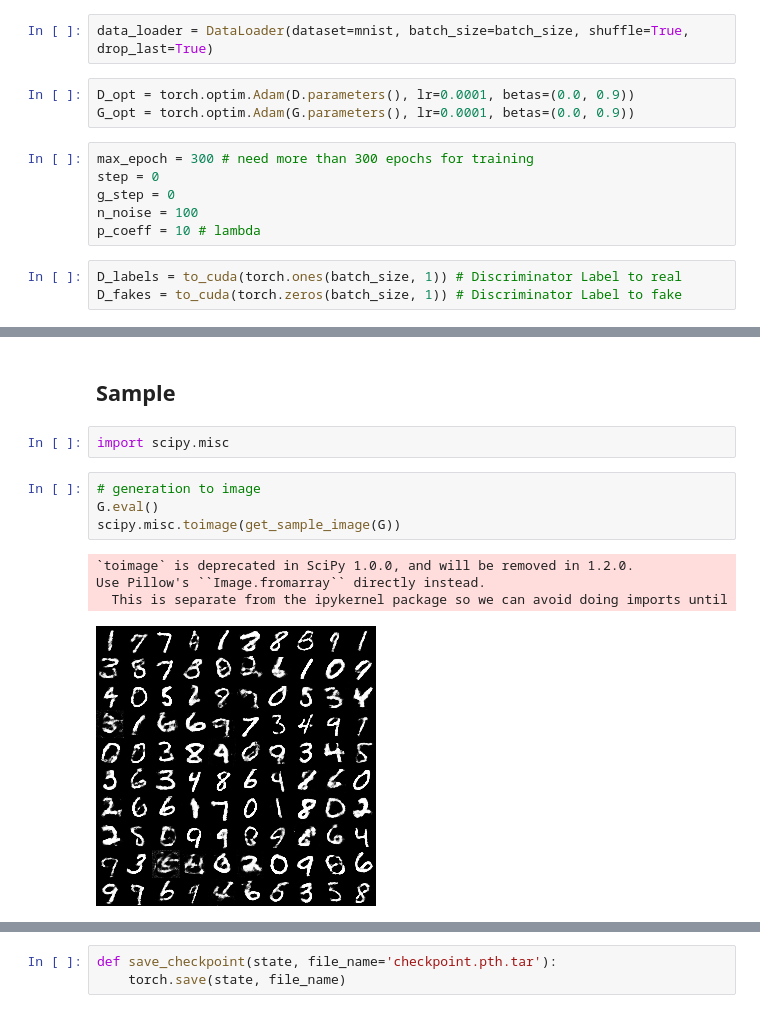
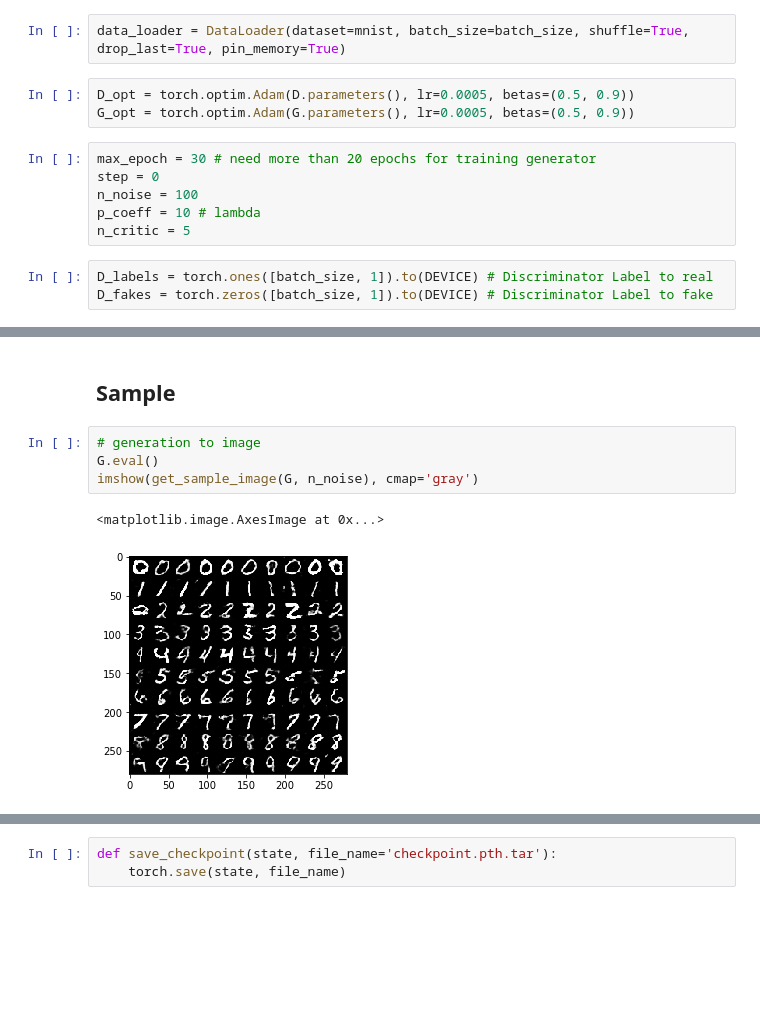
Before and after one commit to Yangyangii/GAN-Tutorial, a Jupyter notebook: Notebooks/WGAN-GP.ipynb, the cells around one changed output, grey strips where cells are left out. Saved outputs shown, nothing was run; the diff lists cells and outputs as text; blank space fills up the shorter version.

```diff
--- a/Notebooks/WGAN-GP.ipynb
+++ b/Notebooks/WGAN-GP.ipynb
@@ -98,19 +137,19 @@ mnist = datasets.MNIST(root='../data/', train=True, transform=transform, downloa
 # %%
 batch_size = 64
 # %%
-data_loader = DataLoader(dataset=mnist, batch_size=batch_size, shuffle=True, drop_last=True)
+data_loader = DataLoader(dataset=mnist, batch_size=batch_size, shuffle=True, drop_last=True, pin_memory=True)
 # %%
-D_opt = torch.optim.Adam(D.parameters(), lr=0.0001, betas=(0.0, 0.9))
-G_opt = torch.optim.Adam(G.parameters(), lr=0.0001, betas=(0.0, 0.9))
+D_opt = torch.optim.Adam(D.parameters(), lr=0.0005, betas=(0.5, 0.9))
+G_opt = torch.optim.Adam(G.parameters(), lr=0.0005, betas=(0.5, 0.9))
 # %%
-max_epoch = 300 # need more than 300 epochs for training
+max_epoch = 30 # need more than 20 epochs for training generator
 step = 0
-g_step = 0
 n_noise = 100
 p_coeff = 10 # lambda
+n_critic = 5
 # %%
-D_labels = to_cuda(torch.ones(batch_size, 1)) # Discriminator Label to real
-D_fakes = to_cuda(torch.zeros(batch_size, 1)) # Discriminator Label to fake
+D_labels = torch.ones([batch_size, 1]).to(DEVICE) # Discriminator Label to real
+D_fakes = torch.zeros([batch_size, 1]).to(DEVICE) # Discriminator Label to fake
 # %%
 for epoch in range(max_epoch):
     for idx, (images, labels) in enumerate(data_loader):
@@ -187,13 +223,9 @@ Epoch: 299/300, Step: 281000, D Loss: 1.48585844039917, G Loss: 1.86950325965881
 # %% [markdown]
 ## Sample
-# %%
-import scipy.misc
 # %%
 # generation to image
 G.eval()
-scipy.misc.toimage(get_sample_image(G))
+imshow(get_sample_image(G, n_noise), cmap='gray')
 # %% [output]
-`toimage` is deprecated in SciPy 1.0.0, and will be removed in 1.2.0.
-Use Pillow's ``Image.fromarray`` directly instead.
-  This is separate from the ipykernel package so we can avoid doing imports until
+<matplotlib.image.AxesImage at 0x...>
-[figure, old version]
+[figure, new version]
```
Also changed, not shown: parts of 14 cells of this notebook, 12 other files.
